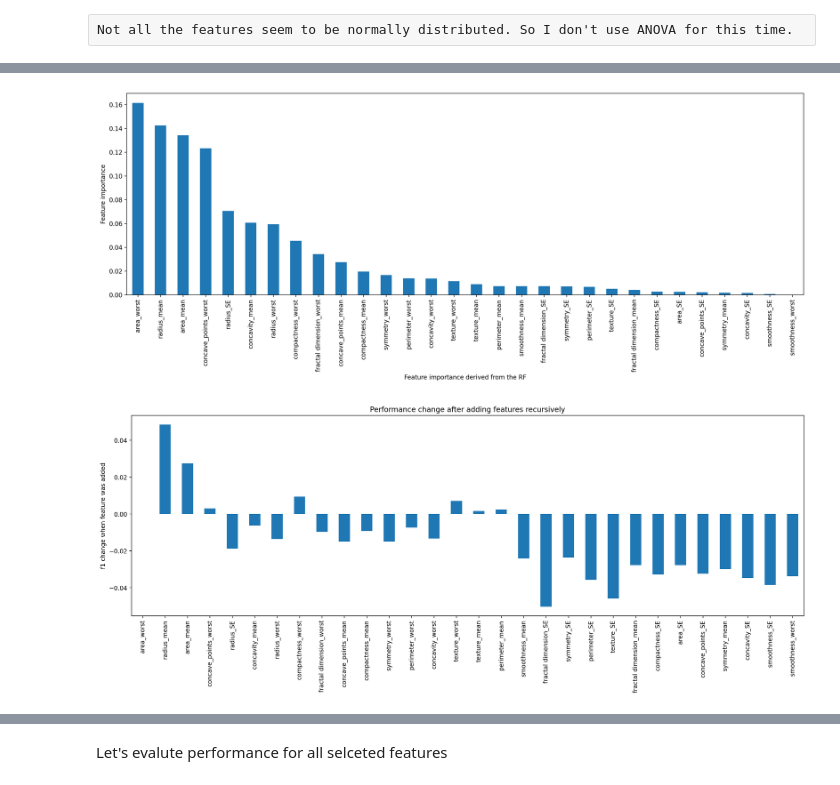
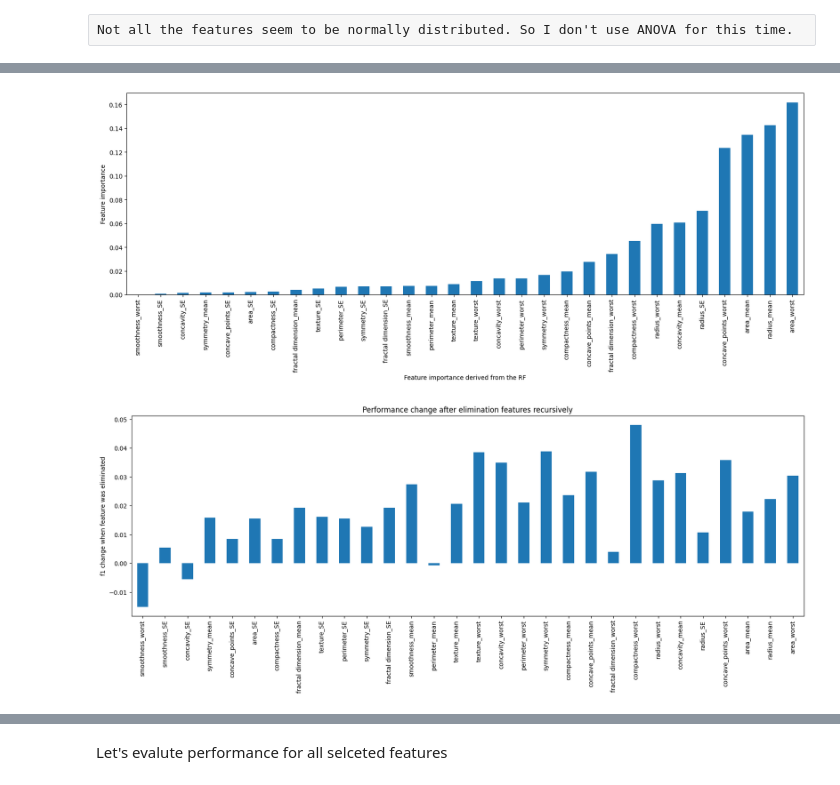
Before and after one commit to Itaru2018/Breast_cancer_project, a Jupyter notebook: Bereat_cancer_feature_selection.ipynb, the cells around one changed output, grey strips where cells are left out. Cells and saved outputs as stored; diff of their text form; code cells hidden in the pictures.

```diff
--- a/Bereat_cancer_feature_selection.ipynb
+++ b/Bereat_cancer_feature_selection.ipynb
@@ -393,12 +411,12 @@ Recursive feauture addition
 # %%
 #Use RandomForest
-from feature_engine.selection import RecursiveFeatureAddition
+from feature_engine.selection import RecursiveFeatureElimination
 model = RandomForestClassifier(n_estimators=5, random_state=10)
 
-rfa = RecursiveFeatureAddition(
+rfa = RecursiveFeatureElimination(
     estimator=model,
     scoring='f1',
-    threshold=0.001,
+    threshold=0.001,       #   Is this threshold okay?
     cv=3
 )
 
@@ -414,14 +432,14 @@ plt.ylabel('Feature importance')
 plt.xlabel('Feature importance derived from the RF')
 plt.show()
 # %% [output]
-[figure, old version]
+[figure, new version]
 # %%
 pd.Series(rfa.performance_drifts_).plot.bar(figsize=(20,6))
-plt.title('Performance change after adding features recursively')
-plt.ylabel('f1 change when feature was added')
+plt.title('Performance change after elimination features recursively')
+plt.ylabel('f1 change when feature was eliminated')
 plt.show()
 # %% [output]
-[figure, old version]
+[figure, new version]
 # %%
 # Print dropped features
 rfa.features_to_drop_
```
Also changed, not shown: parts of 17 cells of this notebook.
